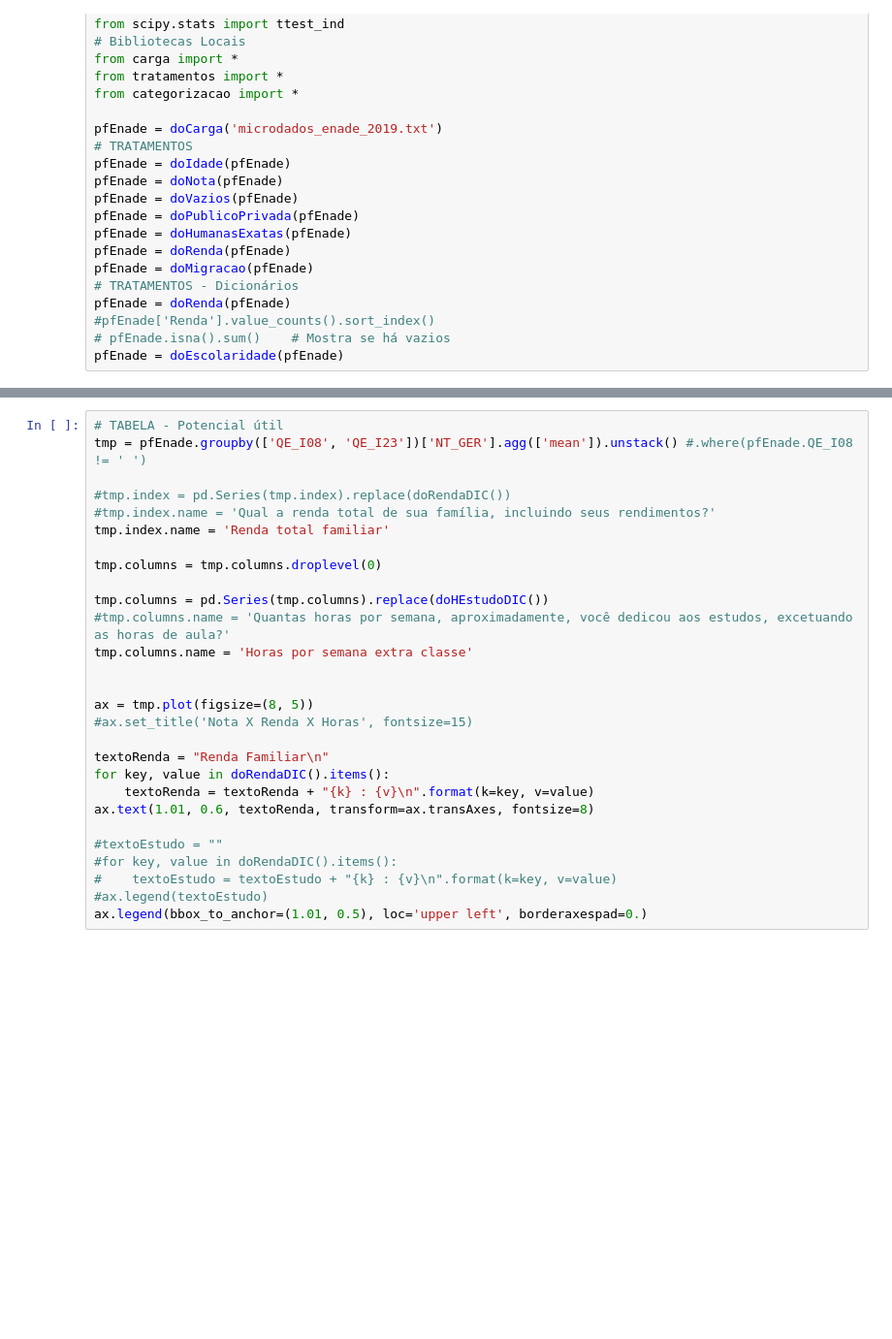
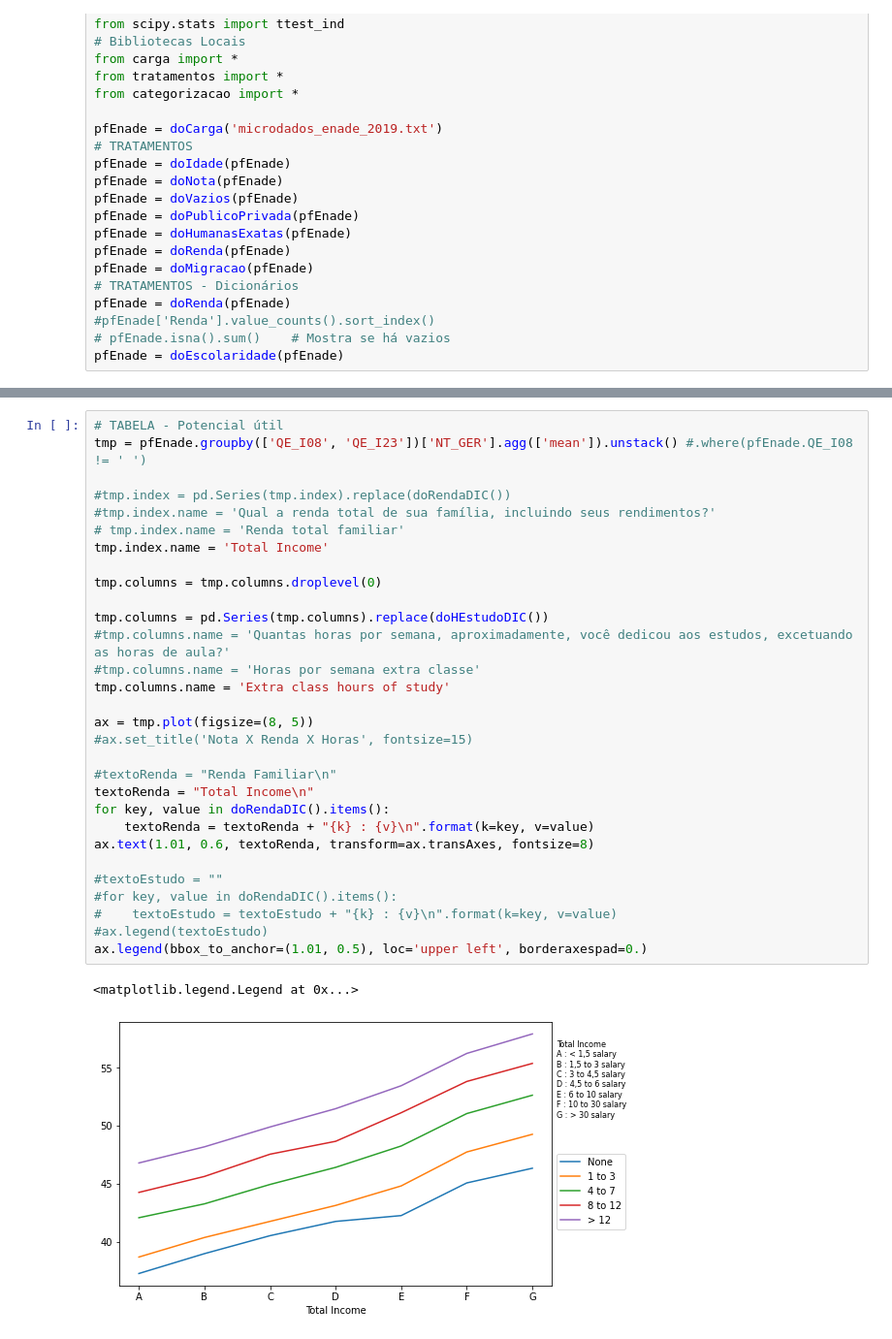
Before and after one commit to svponte/md, a Jupyter notebook: kg.ipynb, the cells around one changed output, grey strips where cells are left out. Shown: that part at 97% size. Saved outputs shown, nothing was run; the diff lists cells and outputs as text; blank space fills up the shorter version.

```diff
--- a/kg.ipynb
+++ b/kg.ipynb
@@ -86,31 +124,36 @@ tmp
 # %%
 # TABELA - Potencial útil
 tmp = pfEnade.groupby(['QE_I08', 'QE_I23'])['NT_GER'].agg(['mean']).unstack() #.where(pfEnade.QE_I08 != ' ')
 
 #tmp.index = pd.Series(tmp.index).replace(doRendaDIC())
 #tmp.index.name = 'Qual a renda total de sua família, incluindo seus rendimentos?'
-tmp.index.name = 'Renda total familiar'
+# tmp.index.name = 'Renda total familiar'
+tmp.index.name = 'Total Income'
 
 tmp.columns = tmp.columns.droplevel(0)
 
 tmp.columns = pd.Series(tmp.columns).replace(doHEstudoDIC())
 #tmp.columns.name = 'Quantas horas por semana, aproximadamente, você dedicou aos estudos, excetuando as horas de aula?'
-tmp.columns.name = 'Horas por semana extra classe'
-
+#tmp.columns.name = 'Horas por semana extra classe'
+tmp.columns.name = 'Extra class hours of study'
 
 ax = tmp.plot(figsize=(8, 5))
 #ax.set_title('Nota X Renda X Horas', fontsize=15)
 
-textoRenda = "Renda Familiar\n"
+#textoRenda = "Renda Familiar\n"
+textoRenda = "Total Income\n"
 for key, value in doRendaDIC().items():
     textoRenda = textoRenda + "{k} : {v}\n".format(k=key, v=value)
 ax.text(1.01, 0.6, textoRenda, transform=ax.transAxes, fontsize=8)
 
 #textoEstudo = ""
 #for key, value in doRendaDIC().items():
 #    textoEstudo = textoEstudo + "{k} : {v}\n".format(k=key, v=value)
 #ax.legend(textoEstudo)
 ax.legend(bbox_to_anchor=(1.01, 0.5), loc='upper left', borderaxespad=0.)
+# %% [output]
+<matplotlib.legend.Legend at 0x...>
+[figure, added]
 # %%
 #MAPA CALOR - Potencial útil
 sns.heatmap(data=tmp, cmap=sns.diverging_palette(150, 275, s=80, l=55, n=9), )
```
Also changed, not shown: parts of 13 cells of this notebook, 6 other files.
